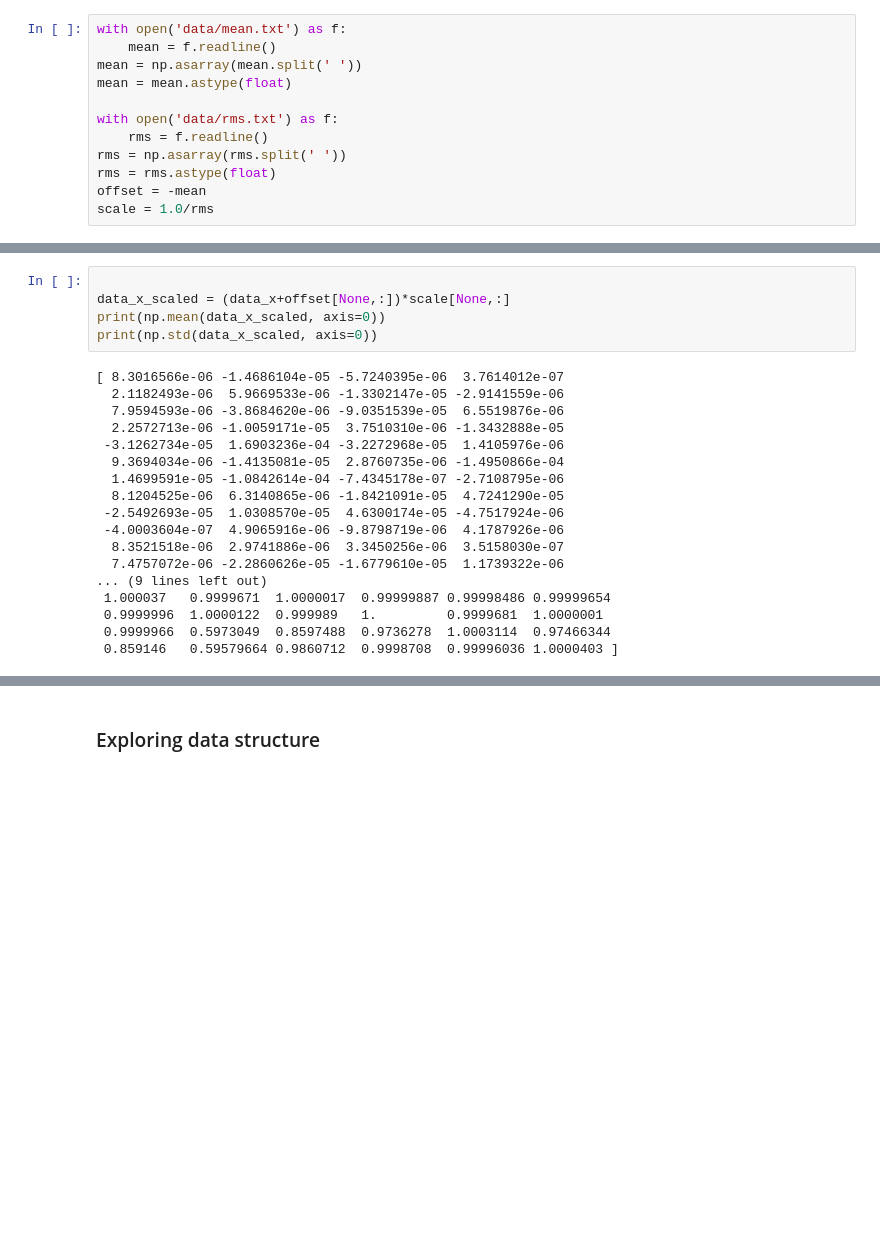
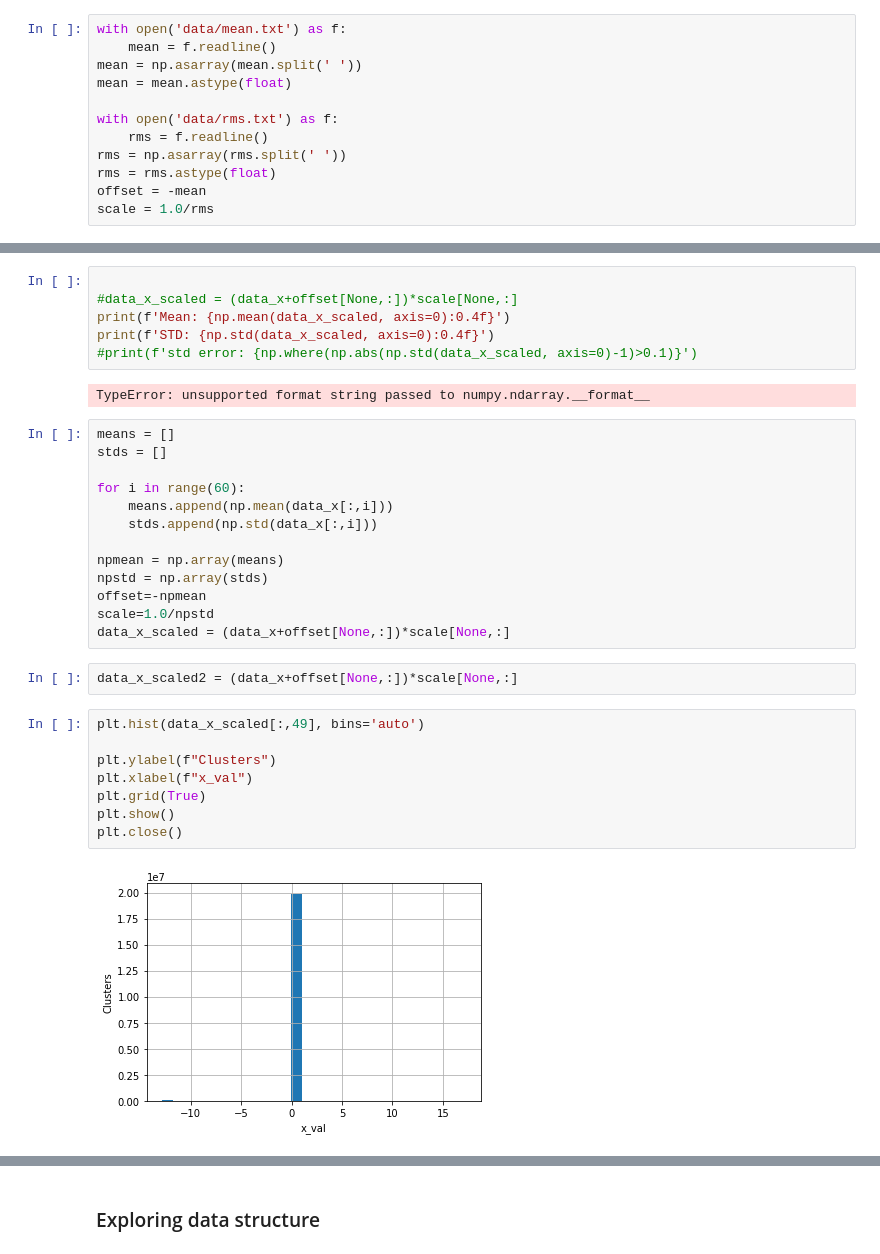
Before and after one commit to Chkoda/pixel-NN, a Jupyter notebook: Split Dataset.ipynb, the cells around one changed output, grey strips where cells are left out. Cells and saved outputs as stored; diff of their text form; blank space fills up the shorter version.

Commit message:
Different Mean Method

```diff
--- a/Split Dataset.ipynb
+++ b/Split Dataset.ipynb
@@ -48,24 +76,34 @@ scale=1.0/std
 # %%
 
-data_x_scaled = (data_x+offset[None,:])*scale[None,:]
-print(np.mean(data_x_scaled, axis=0))
-print(np.std(data_x_scaled, axis=0))
+#data_x_scaled = (data_x+offset[None,:])*scale[None,:]
+print(f'Mean: {np.mean(data_x_scaled, axis=0):0.4f}')
+print(f'STD: {np.std(data_x_scaled, axis=0):0.4f}')
+#print(f'std error: {np.where(np.abs(np.std(data_x_scaled, axis=0)-1)>0.1)}')
 # %% [output]
-[ 8.3016566e-06 -1.4686104e-05 -5.7240395e-06  3.7614012e-07
-  2.1182493e-06  5.9669533e-06 -1.3302147e-05 -2.9141559e-06
-  7.9594593e-06 -3.8684620e-06 -9.0351539e-05  6.5519876e-06
-  2.2572713e-06 -1.0059171e-05  3.7510310e-06 -1.3432888e-05
- -3.1262734e-05  1.6903236e-04 -3.2272968e-05  1.4105976e-06
-  9.3694034e-06 -1.4135081e-05  2.8760735e-06 -1.4950866e-04
-  1.4699591e-05 -1.0842614e-04 -7.4345178e-07 -2.7108795e-06
-  8.1204525e-06  6.3140865e-06 -1.8421091e-05  4.7241290e-05
- -2.5492693e-05  1.0308570e-05  4.6300174e-05 -4.7517924e-06
- -4.0003604e-07  4.9065916e-06 -9.8798719e-06  4.1787926e-06
-  8.3521518e-06  2.9741886e-06  3.3450256e-06  3.5158030e-07
-  7.4757072e-06 -2.2860626e-05 -1.6779610e-05  1.1739322e-06
-... (9 lines left out)
- 1.000037   0.9999671  1.0000017  0.99999887 0.99998486 0.99999654
- 0.9999996  1.0000122  0.999989   1.         0.9999681  1.0000001
- 0.9999966  0.5973049  0.8597488  0.9736278  1.0003114  0.97466344
- 0.859146   0.59579664 0.9860712  0.9998708  0.99996036 1.0000403 ]
+TypeError: unsupported format string passed to numpy.ndarray.__format__
+# %%
+means = []
+stds = []
+
+for i in range(60):
+    means.append(np.mean(data_x[:,i]))
+    stds.append(np.std(data_x[:,i]))
+
+npmean = np.array(means)
+npstd = np.array(stds)
+offset=-npmean
+scale=1.0/npstd
+data_x_scaled = (data_x+offset[None,:])*scale[None,:]
+# %%
+data_x_scaled2 = (data_x+offset[None,:])*scale[None,:]
+# %%
+plt.hist(data_x_scaled[:,49], bins='auto')
+
+plt.ylabel(f"Clusters")
+plt.xlabel(f"x_val")
+plt.grid(True)
+plt.show()
+plt.close()
+# %% [output]
+[figure, added]
 # %%
```
Also changed, not shown: parts of 5 cells of this notebook, 30 other files.
